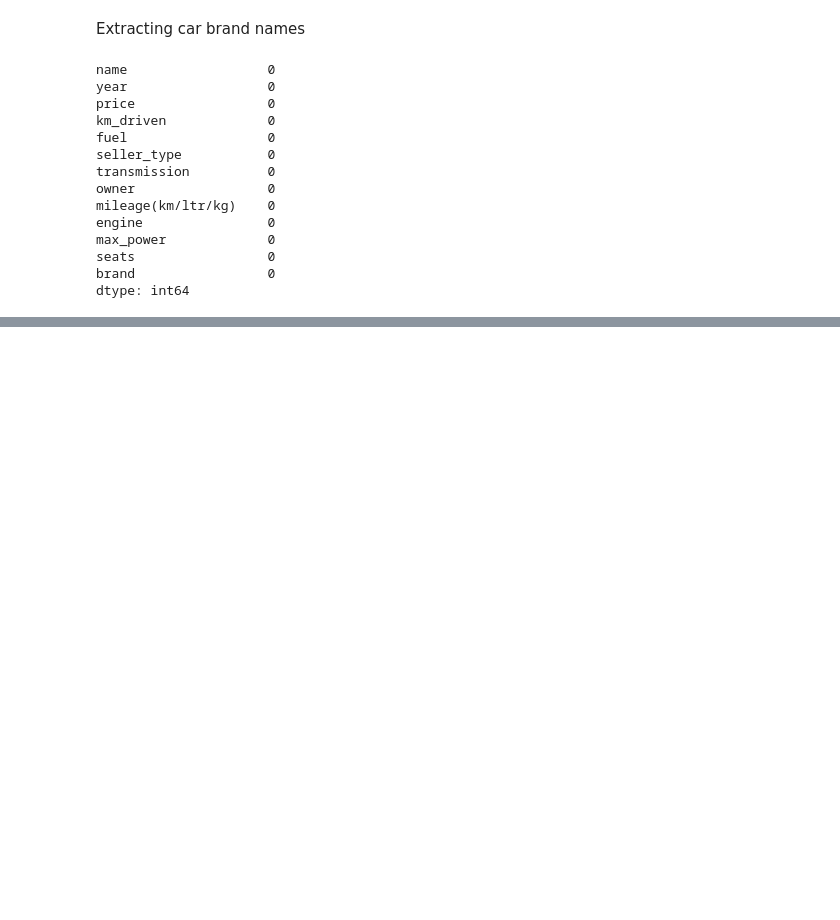
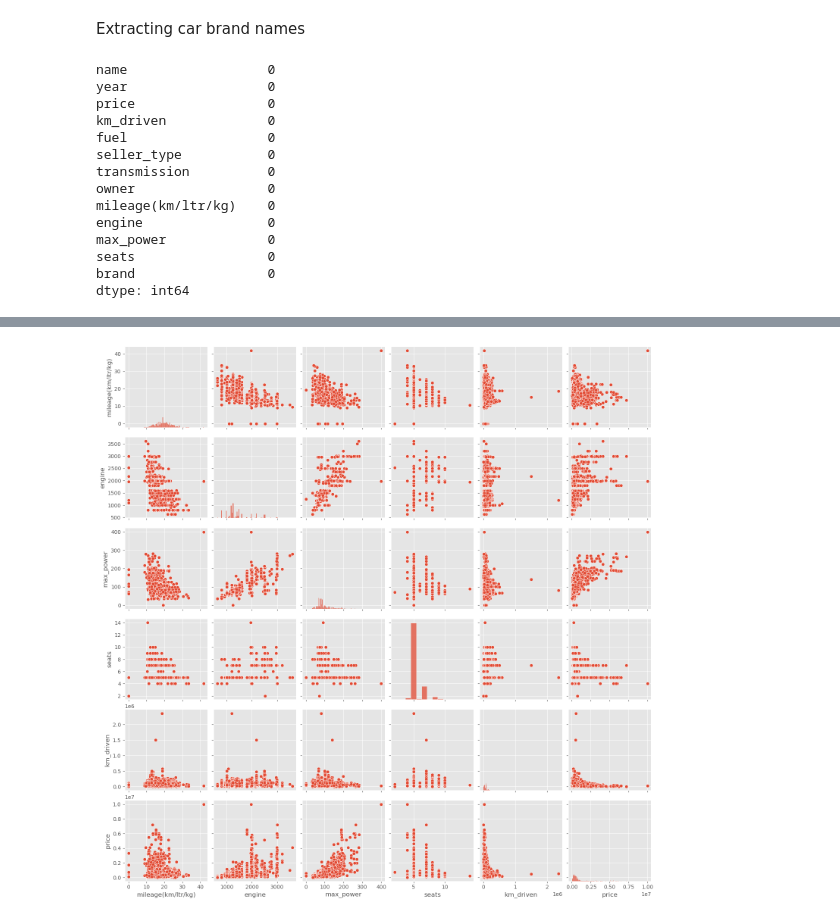
Before and after one commit to NANITH777/Car-Price-Prediction, a Jupyter notebook: car.ipynb, the cells around one changed output, grey strips where cells are left out. Saved outputs shown, nothing was run; the diff lists cells and outputs as text; code cells hidden in the pictures; blank space fills up the shorter version.

```diff
--- a/car.ipynb
+++ b/car.ipynb
@@ -261,0 +297,6 @@ df.to_csv('cleaned_data.csv')
+# %%
+numeric = ["mileage(km/ltr/kg)", "engine", "max_power", "seats", "km_driven", "price"]
+sns.pairplot(df, vars=numeric)
+plt.show()
+# %% [output]
+[figure, added]
```
Also changed, not shown: parts of 6 cells of this notebook.
